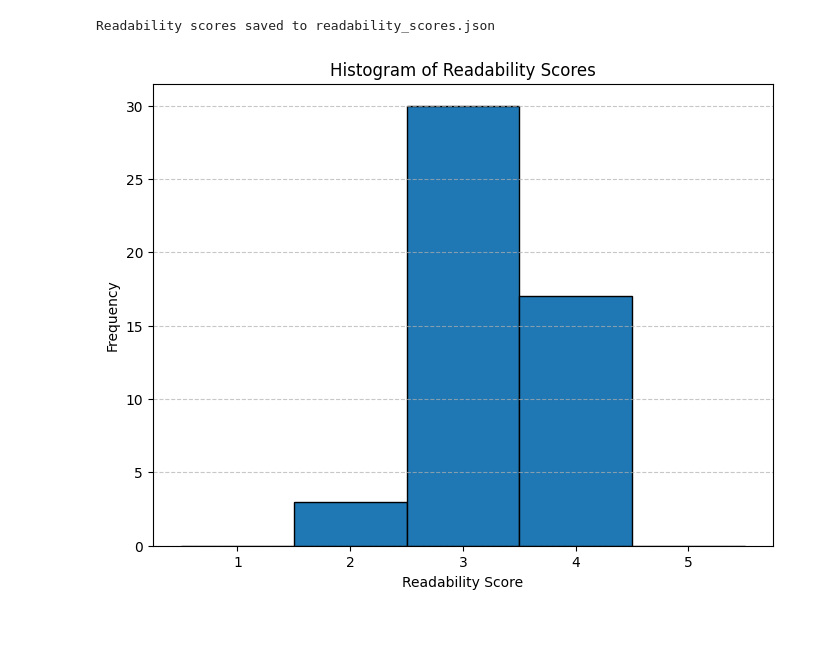
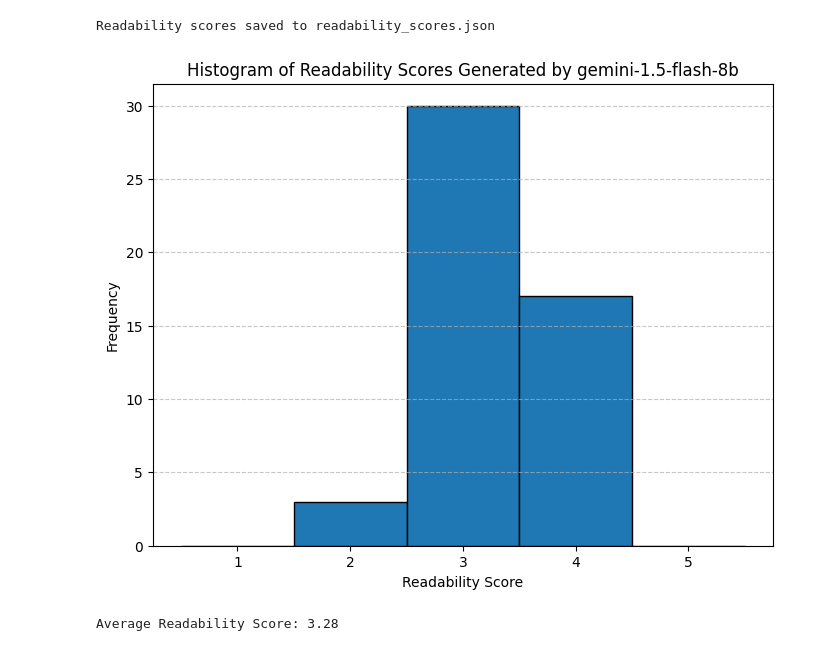
Before and after one commit to wathmew/LLMvsLeetCode, a Jupyter notebook: readability.ipynb, the cells around one changed output. Saved outputs shown, nothing was run; the diff lists cells and outputs as text; code cells hidden in the pictures.

Commit message:
added average readability score calculation

```diff
--- a/readability.ipynb
+++ b/readability.ipynb
@@ -121,19 +121,24 @@ Readability scores saved to readability_scores.json
 # %%
 json_file = "readability_scores.json"
 
 with open(json_file, "r") as f:
     data = json.load(f)
 
 scores = [entry["readability_score"] for entry in data]
 
 plt.figure(figsize=(8, 6))
 plt.hist(scores, bins=range(1, 7), edgecolor="black", align="left")  # Bins from 1 to 5
 plt.xticks(range(1, 6))
-plt.title("Histogram of Readability Scores Generated by Gemini-1.5-flash-8b")
+plt.title("Histogram of Readability Scores Generated by gemini-1.5-flash-8b")
 plt.xlabel("Readability Score")
 plt.ylabel("Frequency")
 plt.grid(axis="y", linestyle="--", alpha=0.7)
 
 plt.show()
 # %% [output]
-[figure, old version]
+[figure, new version]
+# %%
+average_score = sum(scores) / len(scores)
+print(f"Average Readability Score: {average_score:.2f}")
+# %% [output]
+Average Readability Score: 3.28
```
